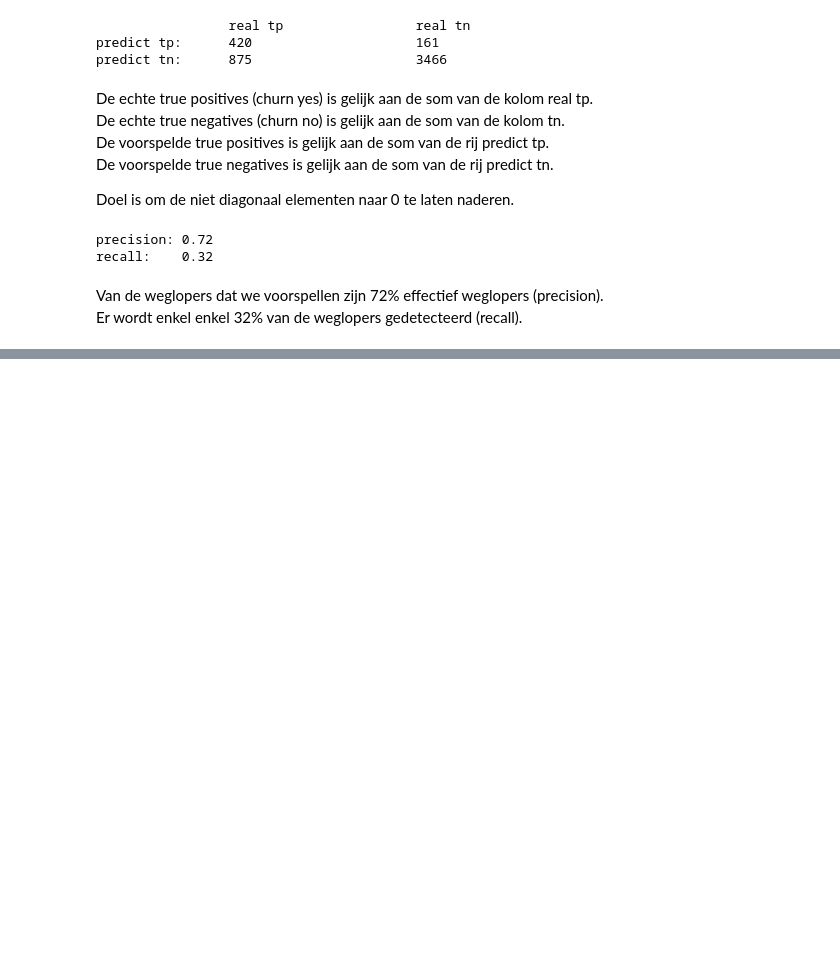
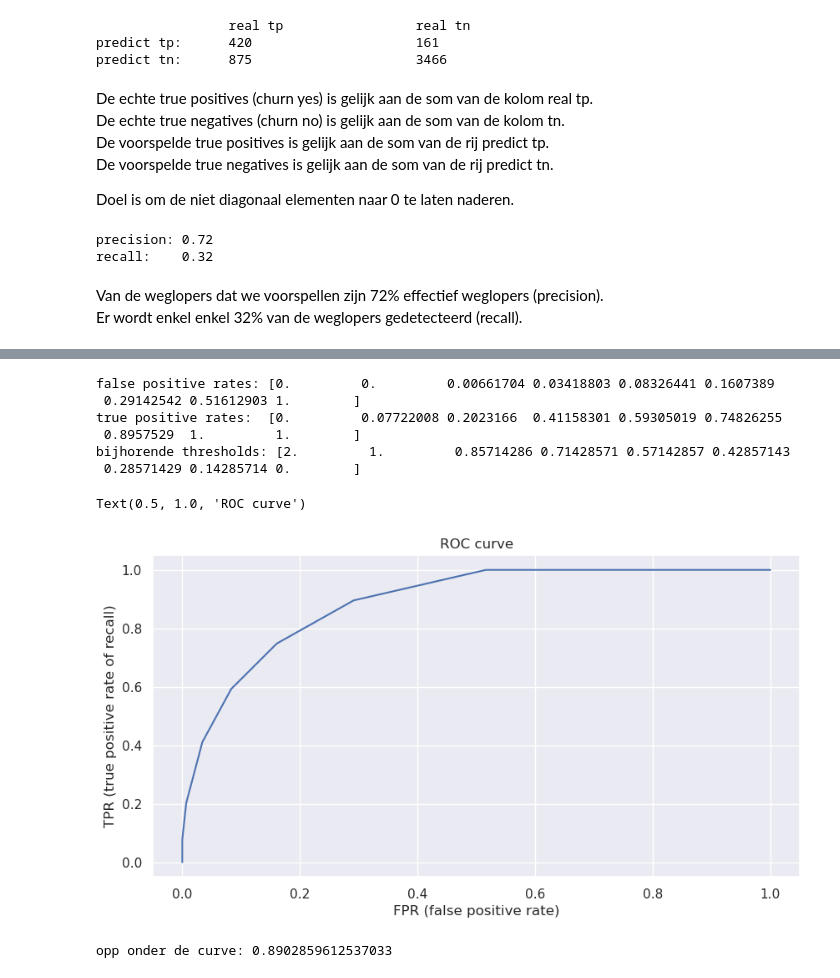
Before and after one commit to effevee/data_analyse_ml_frankv, a Jupyter notebook: ProjectChurn/project_churn.ipynb, the cells around one changed output, grey strips where cells are left out. Saved outputs shown, nothing was run; the diff lists cells and outputs as text; code cells hidden in the pictures; blank space fills up the shorter version.

```diff
--- a/ProjectChurn/project_churn.ipynb
+++ b/ProjectChurn/project_churn.ipynb
@@ -551,0 +747,19 @@ Er wordt enkel enkel 32% van de weglopers gedetecteerd (recall).</p>
+# %%
+knn = KNeighborsClassifier()
+grid = {'n_neighbors':[1,2,3,4,5,6,7,8],
+        'weights':['uniform','distance'],
+        'algorithm':['ball_tree','kd_tree','auto'],
+        'leaf_size':[10,20,30,35,40,45,50]}
+# n_neighbors = aantal te checken buren
+# weights = uniform -> meest aantal dichtste buren van klasse bepaalt de klasse.
+#   voorbeeld : 5 buren waarvan 3 met klasse 1, dan wordt het nieuwe punt ook klasse 1
+# weights = distance -> het nieuwe punt krijgt de klasse van de dichtste buur
+# algoritm en leaf_size zijn eventueel toe te passe tree algoritmes  en bijhorende parameters.
+# worden gebruikt om het zoeken te versnellen.
+random_cv = RandomizedSearchCV(knn,grid,cv=4,random_state=42)  # maken randomVC object
+random_cv.fit(X_red,np.ravel(y))  # fitten met verschillende combinaties van hyperparameters
+best_knn = random_cv.best_estimator_  # het best presterende model ophalen
+pred_y_knn = best_knn.predict(X_red)  # Voorspellen met dit model (nog met leerset)
+print('accuracy:',accuracy_score(y,pred_y_knn))
+# meten van de prestatie van het model mbv accuracy = (#voorspelde yes + #voorspelde no) / #totaal
+print('hyperparameters voor het beste model',random_cv.best_params_)
@@ -551,0 +792,3 @@ Er wordt enkel enkel 32% van de weglopers gedetecteerd (recall).</p>
+# %%
+predictions = best_knn.predict_proba(X_red)
+print("proba predict:",predictions, "predict:", pred_y_knn)
@@ -551,0 +803,27 @@ Er wordt enkel enkel 32% van de weglopers gedetecteerd (recall).</p>
+# %%
+fpr,tpr,th = roc_curve(y,predictions[:,1])
+print("false positive rates:", fpr)
+print("true positive rates: ", tpr)
+print("bijhorende thresholds:",th)
+# %% [output]
+false positive rates: [0.         0.         0.00661704 0.03418803 0.08326441 0.1607389
+ 0.29142542 0.51612903 1.        ]
+true positive rates:  [0.         0.07722008 0.2023166  0.41158301 0.59305019 0.74826255
+ 0.8957529  1.         1.        ]
+bijhorende thresholds: [2.         1.         0.85714286 0.71428571 0.57142857 0.42857143
+ 0.28571429 0.14285714 0.        ]
+# %%
+plt.clf()
+plt.plot(fpr,tpr)
+plt.xlabel('FPR (false positive rate)')
+plt.ylabel('TPR (true positive rate of recall)')
+plt.title('ROC curve')
+# het aantal punten wordt bepaald door de indeling van de decision tree.
+# het aantal nodes of blokjes in de onderste laag van de decision tree grafiek.
+# %% [output]
+Text(0.5, 1.0, 'ROC curve')
+[figure, added]
+# %%
+print("opp onder de curve:",roc_auc_score(y,predictions[:,1]))
+# %% [output]
+opp onder de curve: 0.8902859612537033
```
Also changed, not shown: parts of 23 cells of this notebook.
